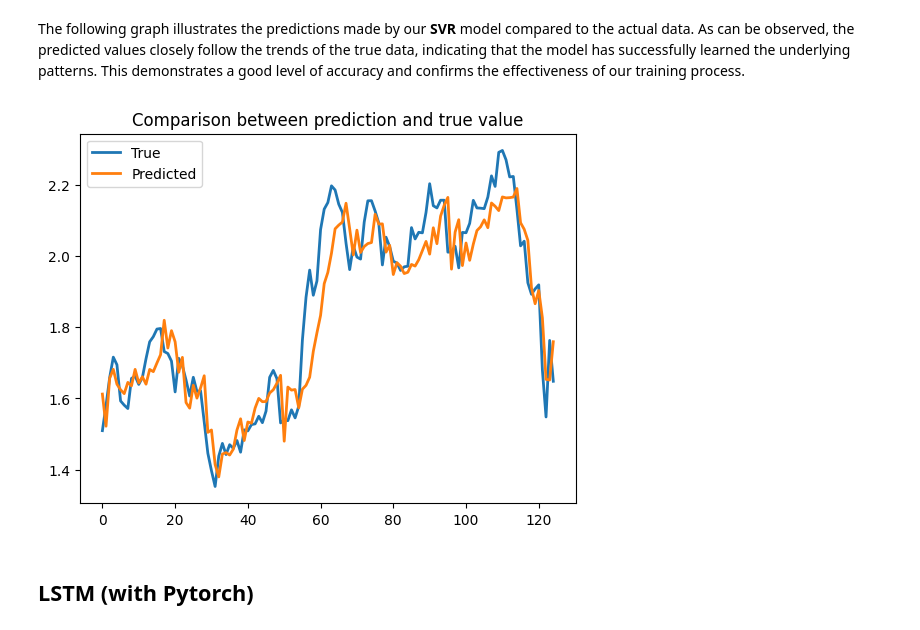
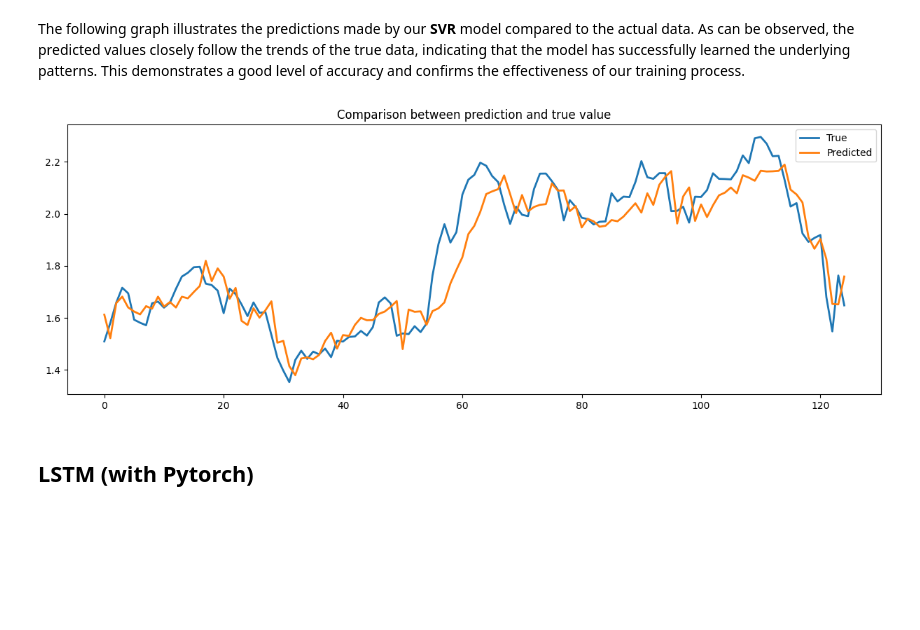
Before and after one commit to RobertoSonzini/NAML_project, a Jupyter notebook: Progetto_NAML_Final.ipynb, the cells around one changed output. Saved outputs shown, nothing was run; the diff lists cells and outputs as text; code cells hidden in the pictures; blank space fills up the shorter version.

```diff
--- a/Progetto_NAML_Final.ipynb
+++ b/Progetto_NAML_Final.ipynb
@@ -546,7 +547,7 @@ Test Loss: 0.0251
 The following graph illustrates the predictions made by our **ANN** model compared to the actual data. As can be observed, the predicted values closely follow the trends of the true data, indicating that the model has successfully learned the underlying patterns. This demonstrates a good level of accuracy and confirms the effectiveness of our training process.
 # %%
 def plot_predictions(preds, actuals):
-  plt.figure(figsize=(10, 6))
+  plt.figure(figsize=(15, 5))
   plt.plot(actuals, label='True')
   plt.plot(preds, label='Predicted')
   plt.legend()
@@ -603,15 +604,16 @@ MSE: 0.008316669239938705
 The following graph illustrates the predictions made by our **SVR** model compared to the actual data. As can be observed, the predicted values closely follow the trends of the true data, indicating that the model has successfully learned the underlying patterns. This demonstrates a good level of accuracy and confirms the effectiveness of our training process.
 # %%
 def plot_predictions(preds, actuals):
+  plt.figure(figsize=(15, 5))
   plt.plot(actuals, label='True')
   plt.plot(preds, label='Predicted')
   plt.legend()
   plt.title('Comparison between prediction and true value')
   plt.show()
 
 plot_predictions(y_pred, y_true)
 # %% [output]
-[figure, old version]
+[figure, new version]
 # %% [markdown]
 ## **LSTM (with Pytorch)**
 # %% [markdown]
```
Also changed, not shown: parts of 34 cells of this notebook.
